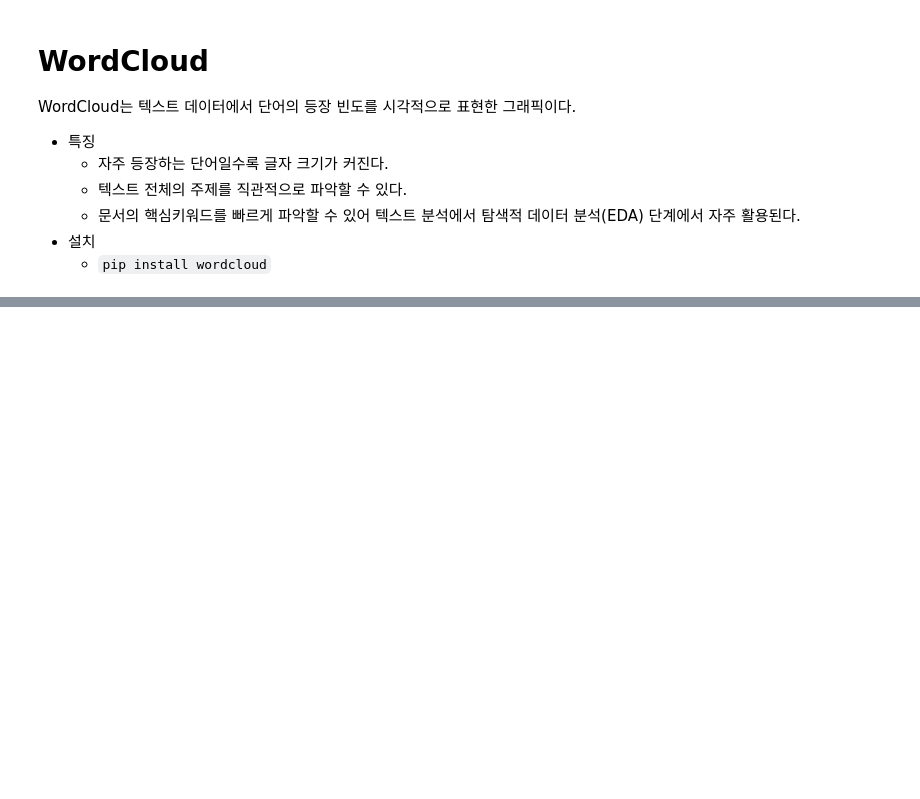
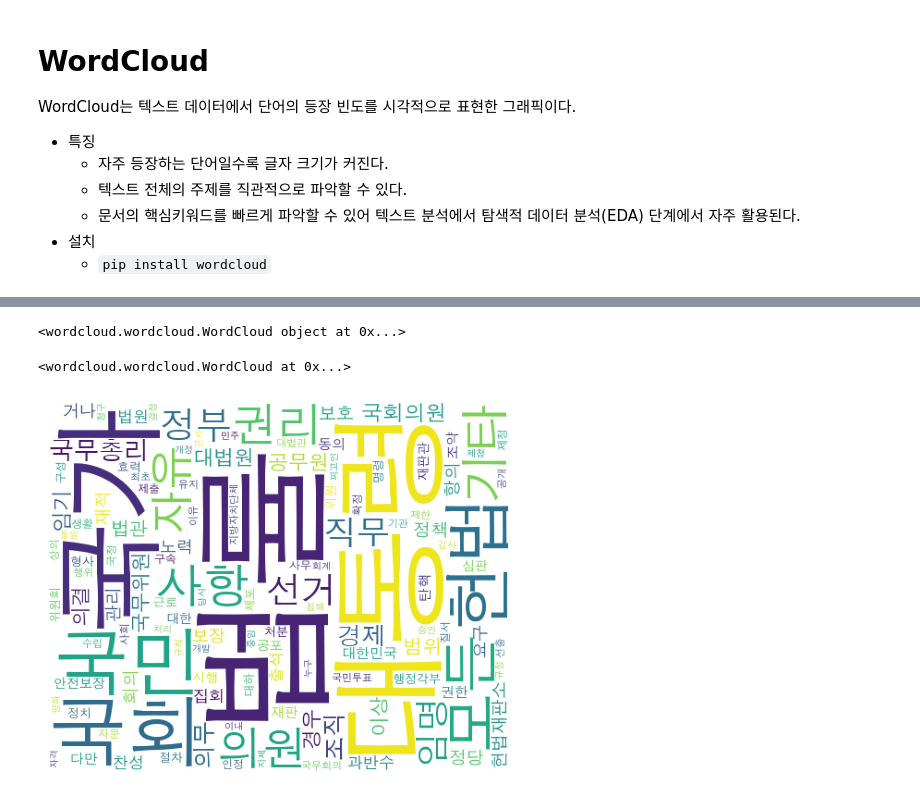
Before and after one commit to moon-613/SKN21_mjy, a Jupyter notebook: 08_NLP-자연어처리/04_토큰화개념_형태소기반 토큰화.ipynb, the cells around one changed output, grey strips where cells are left out. Saved outputs shown, nothing was run; the diff lists cells and outputs as text; code cells hidden in the pictures; blank space fills up the shorter version.

```diff
--- a/08_NLP-자연어처리/04_토큰화개념_형태소기반 토큰화.ipynb
+++ b/08_NLP-자연어처리/04_토큰화개념_형태소기반 토큰화.ipynb
@@ -368,0 +641,27 @@ WordCloud는 텍스트 데이터에서 단어의 등장 빈도를 시각적으
+# %%
+import matplotlib.font_manager as fm
+fm.fontManager.ttflist
+
+# import matplotlib.font_manager as fm
+# [f. fname for f in fm.fontManager.ttflist if 'malgun' in f.name.lower() ]
+# #local에 있는건 이런식으로 탐색. nanum은 다른경로인건지 안나옴.
+
+# font_path =  FontEntry(fname='/Users/jiyouxg/Desktop/SKN21_mjy/08_NLP-자연어처리/.venv/lib/python3.12/site-packages/matplotlib/mpl-data/fonts/ttf/DejaVuSerif-BoldItalic.ttf', name='DejaVu Serif', style='italic', variant='normal', weight=700, stretch='normal', size='scalable'),
+font_path = '/System/Library/Fonts/Supplemental/AppleGothic.ttf'
+# %%
+# wordcloud 구현
+from wordcloud import WordCloud
+
+# 객체 생성 - wordcloud를 어떻게 만들지 설정.
+wc = WordCloud(
+    font_path=font_path,
+    max_words=150,   # wordcloud에 나올 최대 단어 수 (순서: 빈도수)
+    min_font_size=10,    # 제일 빈도수 적은 단어의 폰트 (최소 폰트 크기)
+    relative_scaling=0.5,    # 단어 크기를 빈도수 비율에 얼마나 민감하게 반영할지 조절하는 값.
+                            # 0~1 사이 실수 지정. 0: 빈도수 차이를 거의 반영 안 함.
+                            # 1: 빈도수 차이를 크게 반영. 적은 것은 더 작게 많은 것은 더 크게.
+    width=500,    # 그래프 크기 (pixel)
+    height=400,
+    background_color='white',   # 배경색. default: black,   # color hexcode로 지정 가능 (#ff2233)
+    prefer_horizontal=0.5,    # 가로 방향. 세로 방향에서 가로방향으로 쓴 단어의 비율.
+)
@@ -368,0 +671,15 @@ WordCloud는 텍스트 데이터에서 단어의 등장 빈도를 시각적으
+# %%
+print(wc_img)
+# 파일로 저장
+wc_img.to_file("constitution_wc.png")
+# %% [output]
+<wordcloud.wordcloud.WordCloud object at 0x...>
+<wordcloud.wordcloud.WordCloud at 0x...>
+# %%
+import matplotlib.pyplot as plt
+
+plt.imshow(wc)
+plt.axis('off')
+plt.show()
+# %% [output]
+[figure, added]
```
Also changed, not shown: parts of 30 cells of this notebook, 2 other files.
